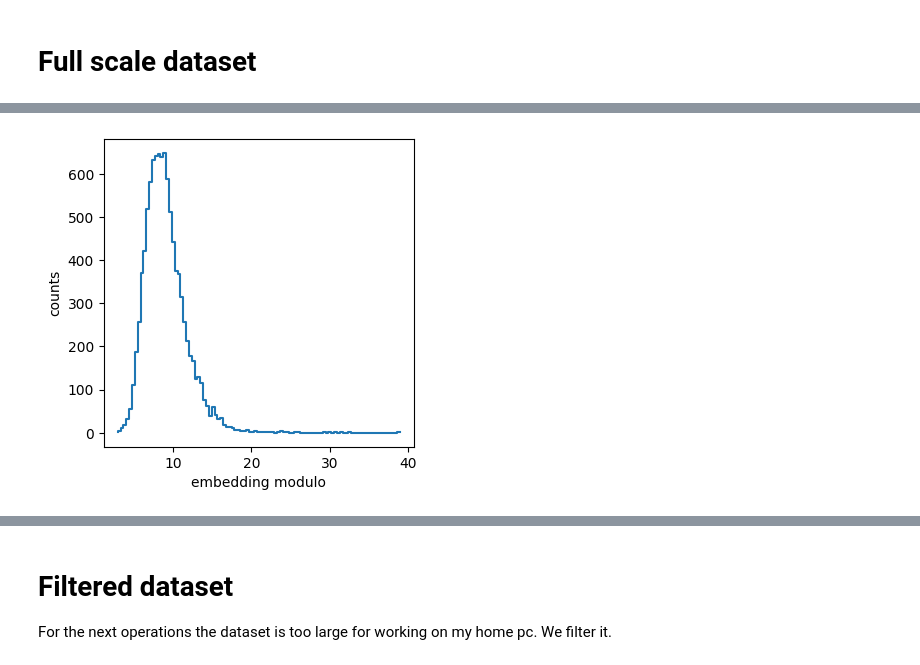
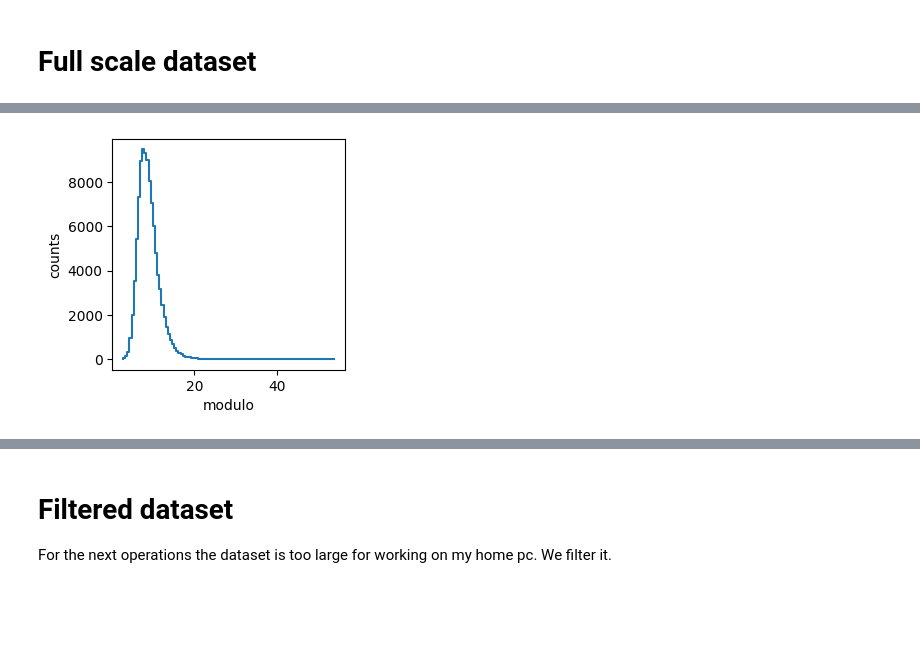
Before and after one commit to peppedilillo/toposonico, a Jupyter notebook: spotify-rec/notebooks/16_embedding_exploration.ipynb, the cells around one changed output, grey strips where cells are left out. Saved outputs shown, nothing was run; the diff lists cells and outputs as text; code cells hidden in the pictures; blank space fills up the shorter version.

```diff
--- a/spotify-rec/notebooks/16_embedding_exploration.ipynb
+++ b/spotify-rec/notebooks/16_embedding_exploration.ipynb
@@ -8,7 +8,7 @@ import matplotlib.pyplot as plt
 # Data load
 # %%
 embs = pd.read_parquet("../../data/playlist/embeddings_pure_bolt.parquet")
-tracks = pd.read_parquet("../../data/playlist/track_lookup.parquet", columns=["track_rowid", "track_name", "track_popularity", "artist_name", "album_name", "label", "release_date"])
+tracks = pd.read_parquet("../../data/playlist/track_lookup.parquet")
 df = tracks.merge(embs, on="track_rowid", how="inner")
 del embs, tracks
 
@@ -37,4 +37,4 @@ track_cols = [c for c in df.columns if c not in emb_cols]
 # %%
-moduli = (df.sample(n = 10_000)[emb_cols] ** 2).sum(axis=1)
-moduli
+moduli = (df.sample(n = 100_000)[emb_cols] ** 2).sum(axis=1)
+moduli.describe()
 # %% [output]
@@ -65,5 +50,5 @@ dtype: float64
 # %%
 counts, bins = np.histogram(moduli, bins=100)
-plt.figure(figsize=(4,4)); plt.step(bins[:-1], counts); plt.xlabel("embedding modulo"); plt.ylabel("counts"); plt.show()
+plt.figure(figsize=(3,3)); plt.step(bins[:-1], counts); plt.xlabel("modulo"); plt.ylabel("counts"); plt.show()
 # %% [output]
-[figure, old version]
+[figure, new version]
```
Also changed, not shown: parts of 34 cells of this notebook, 7 other files.
